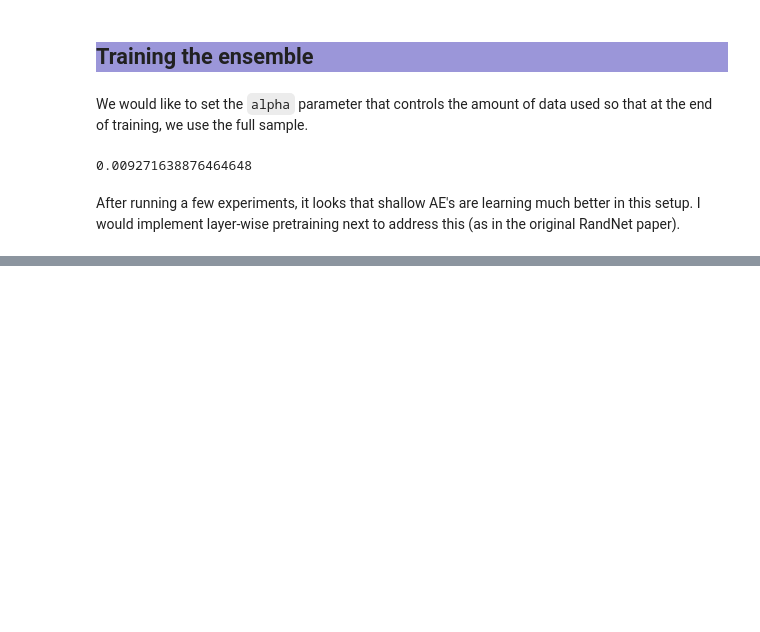
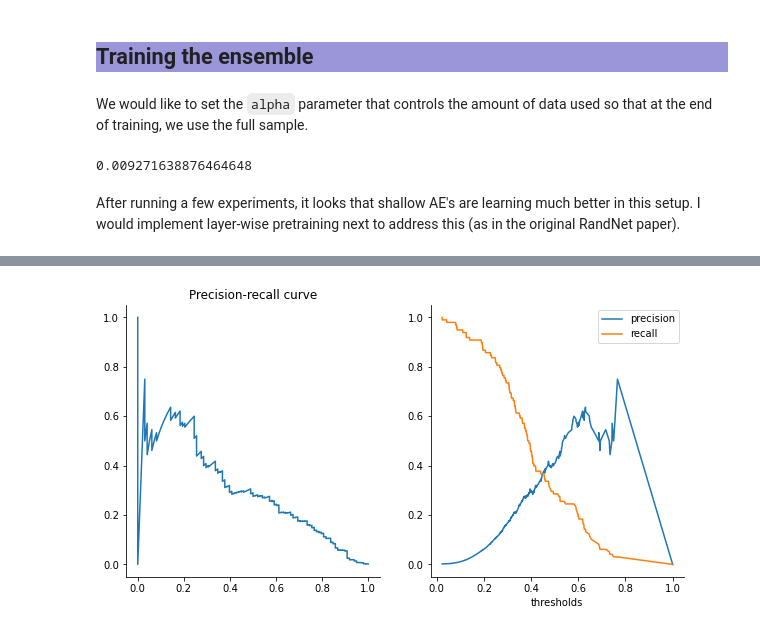
Before and after one commit to danieltsoukup/autoencoders, a Jupyter notebook: outlier_detection_with_autoencoders.ipynb, the cells around one changed output, grey strips where cells are left out. Saved outputs shown, nothing was run; the diff lists cells and outputs as text; code cells hidden in the pictures; blank space fills up the shorter version.

```diff
--- a/outlier_detection_with_autoencoders.ipynb
+++ b/outlier_detection_with_autoencoders.ipynb
@@ -933,0 +960,14 @@ cohen_kappa_score(input_labels, outlier_pred)
+# %%
+prec, recall, thresholds = results["precision_recall_curve"]
+# %%
+fig, axs = plt.subplots(1, 2, figsize=(10, 5))
+axs[0].plot(recall, prec)
+axs[0].set_title("Precision-recall curve")
+axs[1].plot(thresholds, prec[:-1], label="precision")
+axs[1].plot(thresholds, recall[:-1], label="recall")
+axs[1].set_xlabel("thresholds")
+sns.despine()
+plt.legend()
+plt.show()
+# %% [output]
+[figure, added]
```
Also changed, not shown: parts of 20 cells of this notebook, 2 other files.
